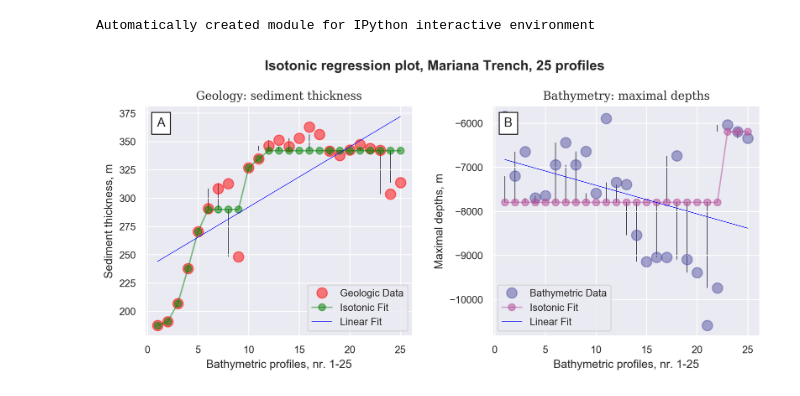
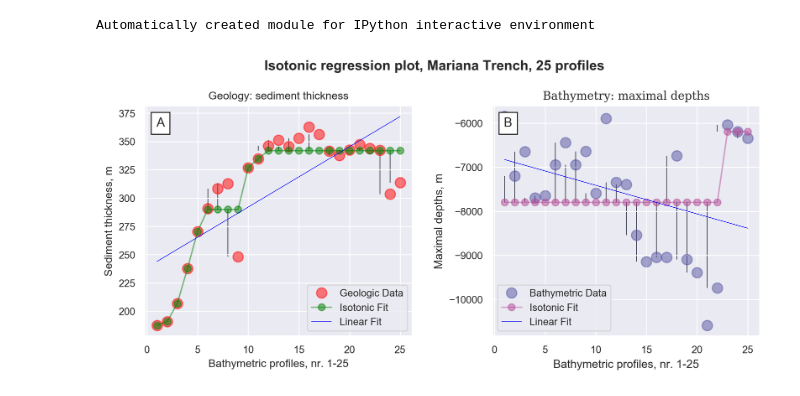
Before and after one commit to paulinelemenkova/Python-script-034-Isotonic-Regression, a Jupyter notebook: Script-034-Isotonic-Regression-SUBPLOTS.ipynb, the cells around one changed output. Cells and saved outputs as stored; diff of their text form; code cells hidden in the pictures.

```diff
--- a/Script-034-Isotonic-Regression-SUBPLOTS.ipynb
+++ b/Script-034-Isotonic-Regression-SUBPLOTS.ipynb
@@ -1,5 +1,6 @@
 # %%
 print(__doc__)
+import os
 import numpy as np
 import pandas as pd
 import seaborn as sns
@@ -10,7 +11,6 @@ from matplotlib.offsetbox import AnchoredText
 from sklearn.linear_model import LinearRegression
 from sklearn.isotonic import IsotonicRegression
 from sklearn.utils import check_random_state
-import os
 
 sns.set_style('darkgrid')
 sns.set_context("paper")
@@ -58,36 +58,36 @@ def add_at(ax, t, loc=2):
     ax.add_artist(_at)
     return _at
 
 # subplot 1
 ax = fig.add_subplot(121)
 plt.plot(x, y1, 'r.', markersize=18, alpha=.5)
 plt.plot(x, y1_, 'g.-', markersize=12, alpha=.5)
 plt.plot(x, lr1.predict(x[:, np.newaxis]), 'b-', linewidth=.5)
 plt.gca().add_collection(lc1)
 plt.legend(('Geologic Data', 'Isotonic Fit', 'Linear Fit'), loc='lower right')
-plt.title('Geology: sediment thickness', fontsize=10, fontfamily='serif')
-plt.xlabel('Bathymetric profiles, nr. 1-25', fontsize=10, fontfamily='sans-serif')
-plt.ylabel('Sediment thickness, m', fontsize=10, fontfamily='sans-serif')
-add_at(ax, "A", loc=2)
+plt.title('Geology: sediment thickness')
+plt.xlabel('Bathymetric profiles, nr. 1-25', fontfamily='sans-serif')
+plt.ylabel('Sediment thickness, m', fontfamily='sans-serif')
+add_at(ax, "A")
 
 # subplot 2
 ax = fig.add_subplot(122)
 plt.plot(x, y2, '.', c = '#5654a2', markersize=18, alpha=.5)
 plt.plot(x, y2_, '.-', c = '#b44c97', markersize=12, alpha=.5)
 plt.plot(x, lr2.predict(x[:, np.newaxis]), 'b-', linewidth=.5)
 plt.gca().add_collection(lc2)
 plt.legend(('Bathymetric Data', 'Isotonic Fit', 'Linear Fit'), loc='lower left')
 plt.title('Bathymetry: maximal depths', fontsize=10, fontfamily='serif')
 plt.xlabel('Bathymetric profiles, nr. 1-25', fontsize=10, fontfamily='sans-serif')
 plt.ylabel('Maximal depths, m', fontsize=10, fontfamily='sans-serif')
-add_at(ax, "B", loc=2)
+add_at(ax, "B")
 
 plt.tight_layout()
 plt.subplots_adjust(top=0.85, bottom=0.15,
                     left=0.10, right=0.95,
                     hspace=0.3, wspace=0.3
                     )
 fig.savefig('plot_Iso.png', dpi=300)
 # %% [output]
 Automatically created module for IPython interactive environment
-[figure, old version]
+[figure, new version]
```
Also changed, not shown: 1 other file.
